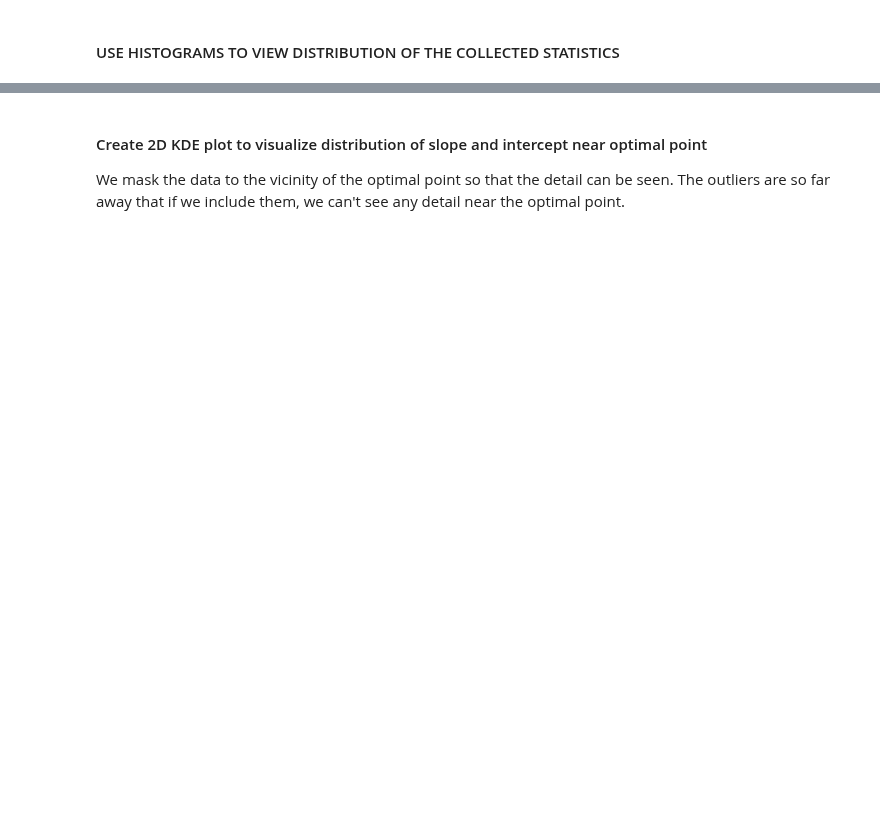
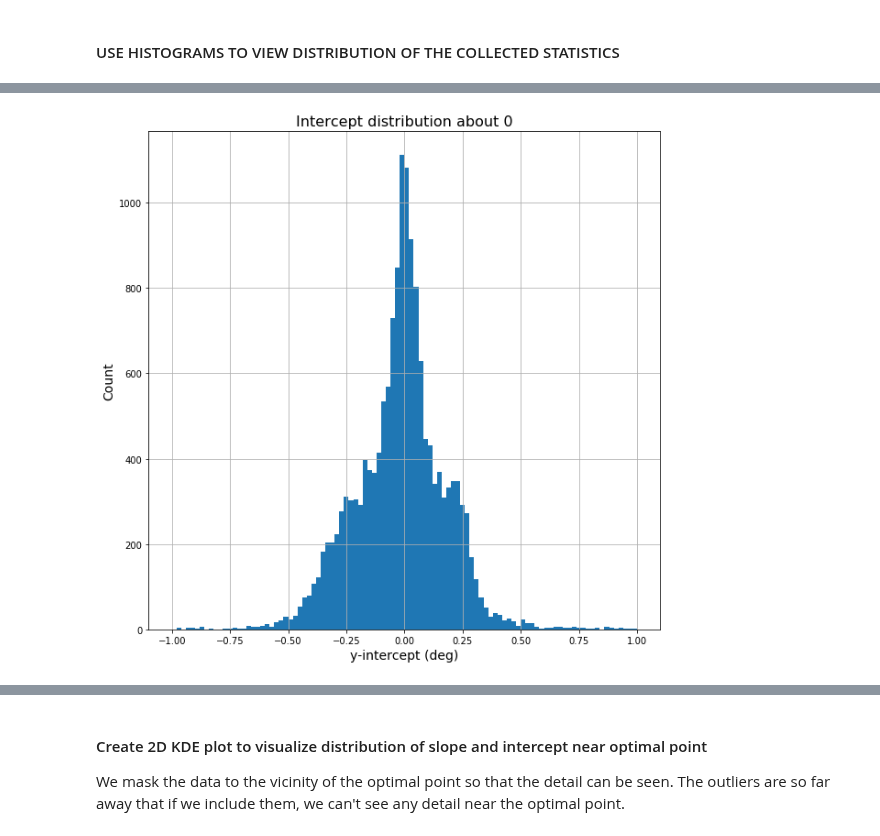
Before and after one commit to GeoscienceAustralia/hiperseis, a Jupyter notebook: inventory/check_station_locations.ipynb, the cells around one changed output, grey strips where cells are left out. Drawn from its saved outputs; the diff is of its cells as text; code cells hidden in the pictures; blank space fills up the shorter version.

```diff
--- a/inventory/check_station_locations.ipynb
+++ b/inventory/check_station_locations.ipynb
@@ -252,7 +265,10 @@ plt.ylabel('Count')
 # %%
 n, bins, patches = plt.hist(intercept, 100, range=(-1, 1))
-plt.title('Intercept distribution about 0')
-plt.xlabel('y-intercept (deg)')
-plt.ylabel('Count')
+plt.title('Intercept distribution about 0', fontsize=16)
+plt.xlabel('y-intercept (deg)', fontsize=14)
+plt.ylabel('Count', fontsize=14)
+plt.grid()
+# %% [output]
+[figure, added]
 # %%
 n, bins, patches = plt.hist(rmse, 100, range=(0, 1))
```
Also changed, not shown: parts of 12 cells of this notebook.
